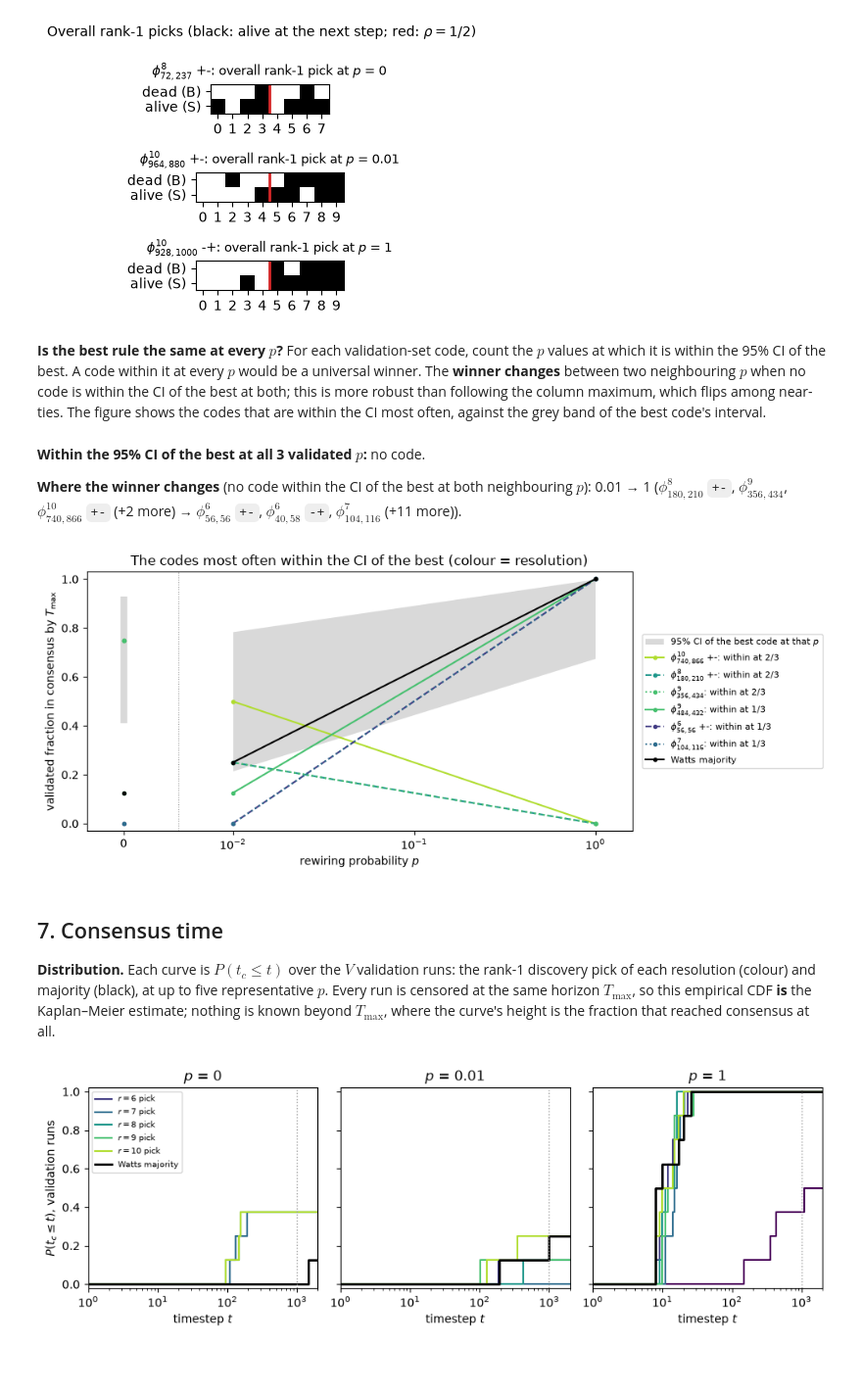
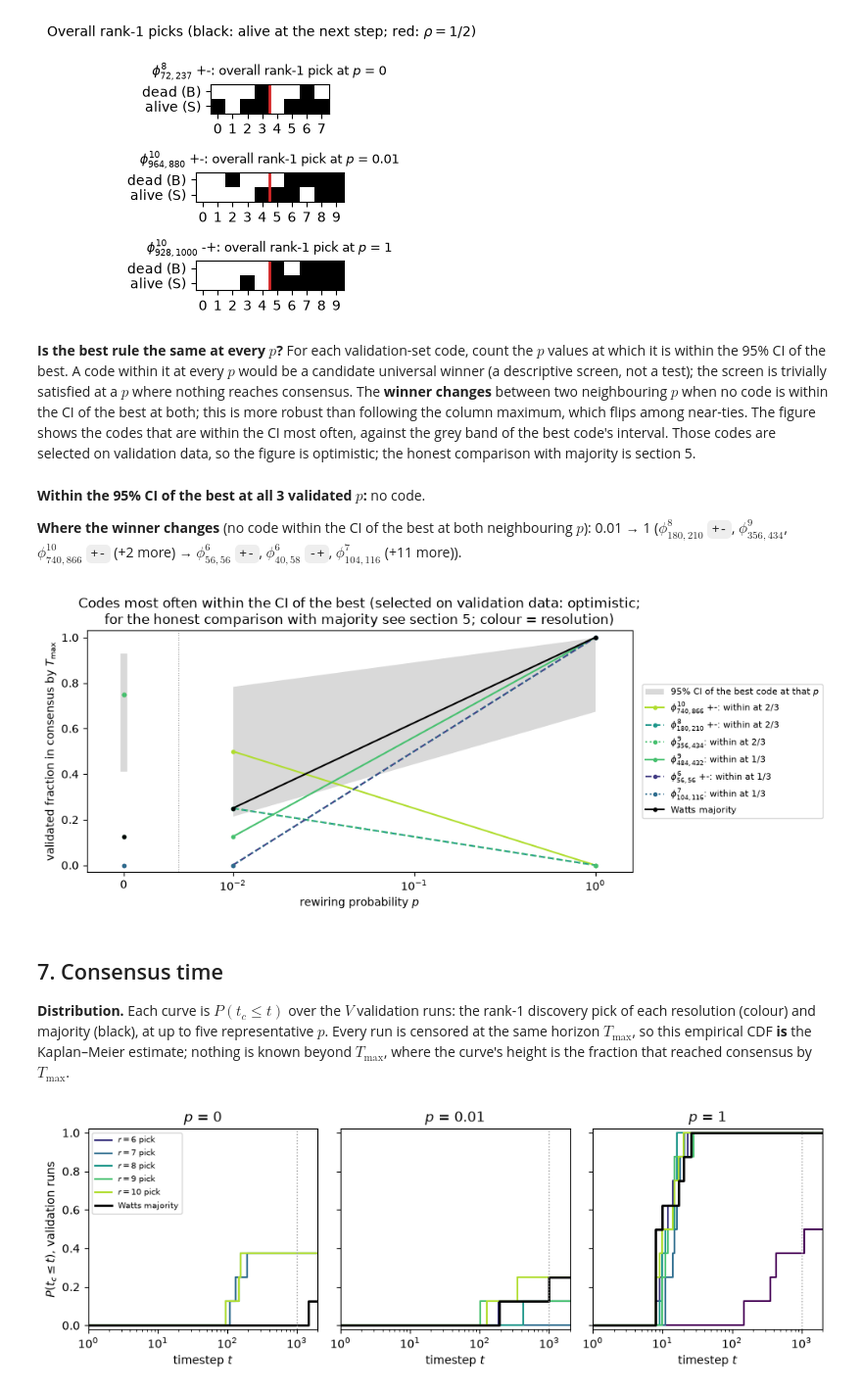
Before and after one commit to mrollier/fast-llna, a Jupyter notebook: notebooks/consensus_sweep.ipynb, the cells around one changed output. Shown at 98% size. Saved outputs shown, nothing was run; the diff lists cells and outputs as text; code cells hidden in the pictures; blank space fills up the shorter version.

```diff
--- a/notebooks/consensus_sweep.ipynb
+++ b/notebooks/consensus_sweep.ipynb
@@ -360,6 +360,10 @@ else:
                      f"{d['degrees'].min()}–{d['degrees'].max()} | {np.mean(deg == K):.3f} |")
     display(Markdown("\n".join(lines)))
     print(f"{len(II_D) * S} discovery networks regenerated in {time.perf_counter() - start:.1f} s")
+    n_pos = {fmt_p(P[i]): len(disc[i]["rep"]) for i in II_D if P[i] > 0}
+    if n_pos:
+        print(f"distinct behaviours among the {len(CODES)} codes at each p > 0 present: "
+              + ", ".join(f"{n} at p = {p}" for p, n in n_pos.items()))
     for i in (i for i in II_D if P[i] == 0):  # the ring lattice: 2^K functions, all realised by r = K + 1
         assert len(disc[i]["rep"]) == 2**K and n_beh[i][list(RESOLUTIONS).index(K + 1)] == 2**K
         print(f"p = 0: the {len(CODES)} codes are {2**K} behaviours, and the r = {K + 1} codes realise all of them")
@@ -383,7 +388,7 @@ On the $S$ discovery networks, each code falls into one class per $p$ (through i
 
 Fractions are of codes, so for even $r$ a rule shared by both conventions counts twice. The second figure counts runs instead: over all codes of resolution $r$ and all $S$ networks, the fraction that reached consensus, cycled, or was still open at $T_\text{max}$. Majority is stochastic, so it has no cycles: its runs reach consensus or stay open. The class fractions and the run-level consensus fraction are drawn on symmetric-log axes (linear below $10^{-3}$ for codes, $10^{-4}$ for runs), so that rare outcomes stay visible.
 # %%
-CLASSES = ("consensus in every run", "consensus in some runs", "never: every run cycles (proven)",
+CLASSES = ("consensus in every run", "consensus in some runs", "never: every run cycles (proven for these runs)",
            r"never by $T_\mathrm{max}$: some runs open")
 CLASS_COLOR = ("tab:green", "tab:blue", "0.55", "tab:orange")
 if not disc:
@@ -423,7 +428,7 @@ else:
     for k, r in enumerate(RESOLUTIONS):
         for o, ax in enumerate(axes):
             plot_p(ax, pD, run_frac[:, k, o], color=R_COLOR[r], label=f"$r = {r}$")
-    plot_p(axes[0], pD, maj_disc, color="k", lw=2, label="Watts majority")
+    plot_p(axes[0], pD, maj_disc, color="0.35", ls="--", mfc="w", label="Watts majority (discovery)")
     for ax, title in zip(axes, ("reached consensus", "cycle without consensus", r"open at $T_\mathrm{max}$"), strict=True):
         ax.set(title=title, ylim=(-0.03, 1.03))
         p_axis(ax)
@@ -590,6 +595,7 @@ else:
             row = [name(vcodes[pick], md=True), rs, dfrac, frac_ci(int(round(F[pick, x] * V)))]
         top = np.flatnonzero(F[:, x] == best[x])
         tops = ", ".join(name(vcodes[c], md=True) for c in top[:3]) + (f" (+{len(top) - 3} tied)" if len(top) > 3 else "")
+        tops = tops if best[x] > 0 else "none (no code reaches consensus)"
         row += [frac_ci(int(np.isfinite(valid[i]["maj_t_consensus"]).sum())), tops, frac_ci(int(round(best[x] * V))),
                 str(within[:, x].sum())]
         lines.append(f"| {fmt_p(P[i])} | " + " | ".join(row) + " |")
@@ -616,44 +622,45 @@ else:
 | 1 | $\phi^{10}_{928,1000}$ `-+` | $r$ = 10 (1 code) | 1.00 | 1.000 [0.676, 1.000] | 1.000 [0.676, 1.000] | $\phi^{6}_{56,56}$ `+-`, $\phi^{7}_{104,116}$, $\phi^{7}_{116,104}$ (+10 tied) | 1.000 [0.676, 1.000] | 14 |
 [figure]
 # %% [markdown]
-**Is the best rule the same at every $p$?** For each validation-set code, count the $p$ values at which it is within the 95% CI of the best. A code within it at every $p$ would be a universal winner. The **winner changes** between two neighbouring $p$ when no code is within the CI of the best at both; this is more robust than following the column maximum, which flips among near-ties. The figure shows the codes that are within the CI most often, against the grey band of the best code's interval.
+**Is the best rule the same at every $p$?** For each validation-set code, count the $p$ values at which it is within the 95% CI of the best. A code within it at every $p$ would be a candidate universal winner (a descriptive screen, not a test); the screen is trivially satisfied at a $p$ where nothing reaches consensus. The **winner changes** between two neighbouring $p$ when no code is within the CI of the best at both; this is more robust than following the column maximum, which flips among near-ties. The figure shows the codes that are within the CI most often, against the grey band of the best code's interval. Those codes are selected on validation data, so the figure is optimistic; the honest comparison with majority is section 5.
 # %%
 if not VALID_OK:
     print("section 6 skipped: no validation files")
 else:
     pV = np.array([P[i] for i in II_V])
     n_within = within.sum(1)
     everywhere = np.flatnonzero(n_within == len(II_V))
     names = lambda cs: ", ".join(name(vcodes[c], md=True) for c in cs[:3]) + (f" (+{len(cs) - 3} more)" if len(cs) > 3 else "")
     breaks = [f"{fmt_p(pV[x - 1])} → {fmt_p(pV[x])} ({names(np.flatnonzero(within[:, x - 1]))} → "
               f"{names(np.flatnonzero(within[:, x]))})" for x in range(1, len(II_V))
               if not (within[:, x - 1] & within[:, x]).any()]
     display(Markdown(f"**Within the 95% CI of the best at all {len(II_V)} validated $p$:** "
                      + (names(everywhere) if everywhere.size else "no code") + ".\n\n"
                      "**Where the winner changes** (no code within the CI of the best at both neighbouring $p$): "
                      + ("; ".join(breaks) if breaks else "nowhere") + "."))
     top = np.lexsort((-F.mean(1), -n_within))[:6]
     fig, ax = plt.subplots(figsize=(10, 4.2))
     band_p(ax, pV, *best_ci, "k", alpha=0.15, label="95% CI of the best code at that $p$")
     for c in top:
         plot_p(ax, pV, F[c], color=R_COLOR[int(vcodes[c, 0])], label=f"{name(vcodes[c])}: within at {n_within[c]}/{len(II_V)}",
                ls=("-", "--", ":")[list(top).index(c) % 3])
     plot_p(ax, pV, maj_val, color="k", lw=1.5, label="Watts majority")
     p_axis(ax)
     ax.set(ylabel=r"validated fraction in consensus by $T_\mathrm{max}$", ylim=(-0.03, 1.03),
-           title="The codes most often within the CI of the best (colour = resolution)")
+           title="Codes most often within the CI of the best (selected on validation data: optimistic;\n"
+                 "for the honest comparison with majority see section 5; colour = resolution)")
     ax.legend(fontsize=8, loc="center left", bbox_to_anchor=(1.01, 0.5))
     fig.tight_layout()
     plt.show()
 # %% [output]
 **Within the 95% CI of the best at all 3 validated $p$:** no code.
 
 **Where the winner changes** (no code within the CI of the best at both neighbouring $p$): 0.01 → 1 ($\phi^{8}_{180,210}$ `+-`, $\phi^{9}_{356,434}$, $\phi^{10}_{740,866}$ `+-` (+2 more) → $\phi^{6}_{56,56}$ `+-`, $\phi^{6}_{40,58}$ `-+`, $\phi^{7}_{104,116}$ (+11 more)).
-[figure, old version]
+[figure, new version]
 # %% [markdown]
 ## 7. Consensus time
 
-**Distribution.** Each curve is $P(t_c \le t)$ over the $V$ validation runs: the rank-1 discovery pick of each resolution (colour) and majority (black), at up to five representative $p$. Every run is censored at the same horizon $T_\text{max}$, so this empirical CDF **is** the Kaplan–Meier estimate; nothing is known beyond $T_\text{max}$, where the curve's height is the fraction that reached consensus at all.
+**Distribution.** Each curve is $P(t_c \le t)$ over the $V$ validation runs: the rank-1 discovery pick of each resolution (colour) and majority (black), at up to five representative $p$. Every run is censored at the same horizon $T_\text{max}$, so this empirical CDF **is** the Kaplan–Meier estimate; nothing is known beyond $T_\text{max}$, where the curve's height is the fraction that reached consensus by $T_\text{max}$.
 # %%
 if not VALID_OK:
     print("section 7 skipped: no validation files")
```
Also changed, not shown: parts of 7 cells of this notebook.
